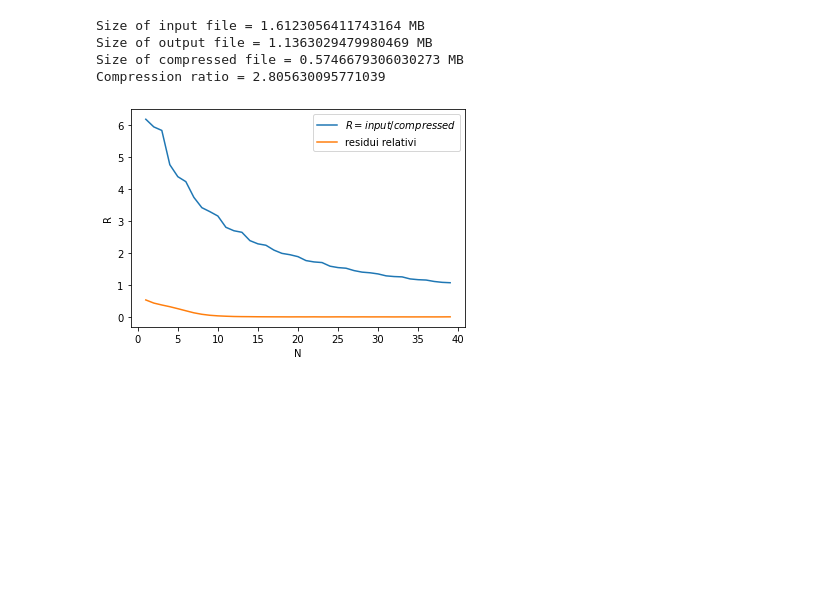
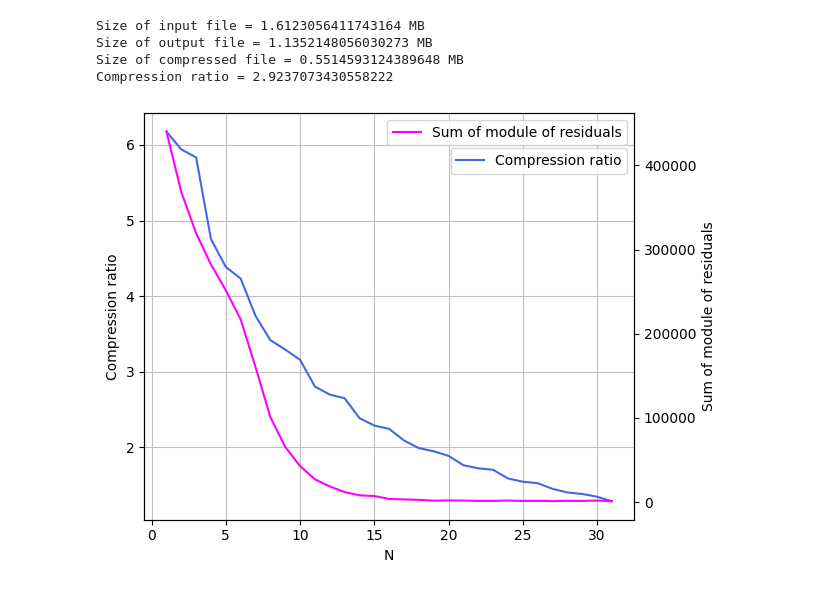
Before and after one commit to igordt/CMEPDA, a Jupyter notebook: Originale.ipynb, the cells around one changed output. Saved outputs shown, nothing was run; the diff lists cells and outputs as text; code cells hidden in the pictures; blank space fills up the shorter version.

```diff
--- a/Originale.ipynb
+++ b/Originale.ipynb
@@ -99,5 +369,0 @@ index_float = np.append(np.arange(0,12),np.arange(19,22))
-# %%
-x = np.loadtxt("/home/unipi/i.ditota/Desktop/dataset_piccolo.txt", delimiter=',')
-xval = np.loadtxt("/home/unipi/i.ditota/Desktop/dataset.txt", delimiter=',')
-L=len(x)
-print(L)
@@ -444,38 +506,37 @@ fig_diff.savefig('figures/difference.pdf', dpi=190)
 # %%
-with open('/home/unipi/i.ditota/Desktop/dati/input.txt', 'w') as input:
+with open('input.txt', 'w') as input:
     for i in range(len(x)):
         input.write(' '.join(str(x[i, j]) for j in range(x.shape[1])) + "\n")
 
-with open('/home/unipi/i.ditota/Desktop/dati/output.txt', 'w') as output:
+with open('output.txt', 'w') as output:
     for i in range(len(x)):
         output.write(' '.join(str(xcomp[i, j]) for j in range(xcomp.shape[1])) + "\n")
 
-with open('/home/unipi/i.ditota/Desktop/dati/compressed.txt', 'w') as compressed:
+with open('compressed.txt', 'w') as compressed:
     for i in range(len(x)):
         compressed.write(' '.join(str(unif[i, j]) for j in range(unif.shape[1])) + "\n")
 # %%
-size_input = stat('/home/unipi/i.ditota/Desktop/dati/input.txt').st_size
+size_input = stat('input.txt').st_size
 print('Size of input file =',size_input/(1024*1024),'MB')
 
-size_output = stat('/home/unipi/i.ditota/Desktop/dati/output.txt').st_size
+size_output = stat('output.txt').st_size
 print('Size of output file =',size_output/(1024*1024),'MB')
 
-size_compressed = stat('/home/unipi/i.ditota/Desktop/dati/compressed.txt').st_size
+size_compressed = stat('compressed.txt').st_size
 print('Size of compressed file =',size_compressed/(1024*1024),'MB')
 
 print('Compression ratio =',size_input/size_compressed)
 # %% [output]
 Size of input file = 1.6123056411743164 MB
-Size of output file = 1.1363029479980469 MB
-Size of compressed file = 0.5746679306030273 MB
-Compression ratio = 2.805630095771039
+Size of output file = 1.1352148056030273 MB
+Size of compressed file = 0.5514593124389648 MB
+Compression ratio = 2.9237073430558222
 # %%
 RR = []
 residui = []
 
-modx = np.sum(np.abs(x))
 
-for k in range(1,40):
+for k in range(1,32):
 
     N = k
 
@@ -486,47 +547,56 @@ for k in range(1,40):
     unif = unif * 2**N
     unif = unif.astype(int)
     comp = unif/2**(N)   #compression
     gaus_comp = scipy.special.erfinv(comp)
     gaus_comp = InfEraser.inf_eraser(gaus_comp)
 
 
     gaus_tensor_comp = torch.tensor(gaus_comp).to('cuda').float()
     x_tensor_comp, _ = flow._transform.inverse(gaus_tensor_comp)
     xcomp = x_tensor_comp.cpu().detach().numpy()
 
     xcomp = trasformation.prep(original=x, transformed=xcomp, dir='backward', index_log=([0,3]), range_quantile=r_q, n_quantiles=10000)
 
-    with open('/home/unipi/i.ditota/Desktop/dati/input.txt', 'w') as input:
+    with open('input.txt', 'w') as input:
         for i in range(len(x)):
             input.write(' '.join(str(x[i, j]) for j in range(x.shape[1])) + "\n")
 
-    with open('/home/unipi/i.ditota/Desktop/dati/output.txt', 'w') as output:
+    with open('output.txt', 'w') as output:
         for i in range(len(x)):
             output.write(' '.join(str(xcomp[i, j]) for j in range(xcomp.shape[1])) + "\n")
 
-    with open('/home/unipi/i.ditota/Desktop/dati/compressed.txt', 'w') as compressed:
+    with open('compressed.txt', 'w') as compressed:
         for i in range(len(x)):
             compressed.write(' '.join(str(unif[i, j]) for j in range(unif.shape[1])) + "\n")
 
-    size_input = stat('/home/unipi/i.ditota/Desktop/dati/input.txt').st_size
-    size_output = stat('/home/unipi/i.ditota/Desktop/dati/output.txt').st_size
-    size_compressed = stat('/home/unipi/i.ditota/Desktop/dati/compressed.txt').st_size
+    size_input = stat('input.txt').st_size
+    size_output = stat('output.txt').st_size
+    size_compressed = stat('compressed.txt').st_size
 
     r_k = size_input/size_compressed
     RR.append(r_k)
 
-    absresidui_k = np.sum(np.abs(x-xcomp))/modx
-    residui.append(absresidui_k)
+    residui_k = np.sum(np.abs(x-xcomp))
+    residui.append(residui_k)
 
-figratio=plt.figure()
-plt.plot(range(1,k+1),RR,label='$R=input/compressed$')
-plt.plot(range(1,k+1),residui,label='residui relativi')
-plt.xlabel('N')
-plt.ylabel('R')
-plt.legend()
+
+fig, ax1 = plt.subplots()
+ax1.set_xlabel('N')
+ax1.set_ylabel('Compression ratio')
+ax1.plot(range(1,k+1),RR, c='royalblue',label='Compression ratio')
+ax1.tick_params(axis='y')
+
+ax2 = ax1.twinx()  # instantiate a second axes that shares the same x-axis
+ax2.set_ylabel('Sum of module of residuals')
+ax2.plot(range(1,k+1),residui, c='fuchsia',label='Sum of module of residuals')
+ax2.tick_params(axis='y')
+
+fig.tight_layout()  # otherwise the right y-label is slightly clipped
+ax1.legend(loc='upper right', bbox_to_anchor=(1, 0.93))
+ax2.legend(loc=0)
+ax1.grid(c='silver')
 plt.show()
 
-figratio.savefig('figures/Compression_ratio.pdf',dpi=190)
-##aggiungere due scale diverse sulla y
+fig.savefig('figures/Compression_ratio.pdf',dpi=190)
 # %% [output]
-[figure, old version]
+[figure, new version]
```
Also changed, not shown: parts of 26 cells of this notebook.
